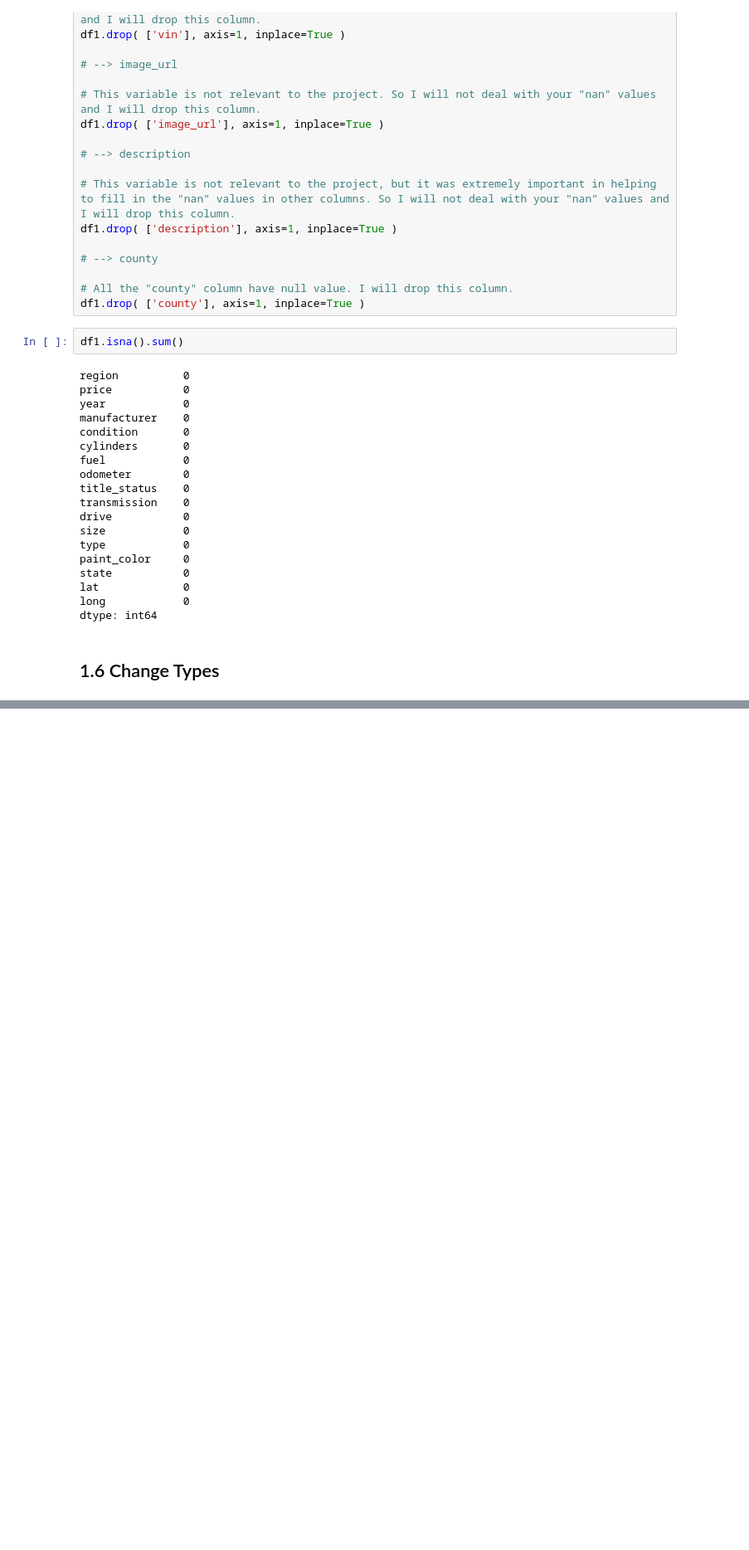
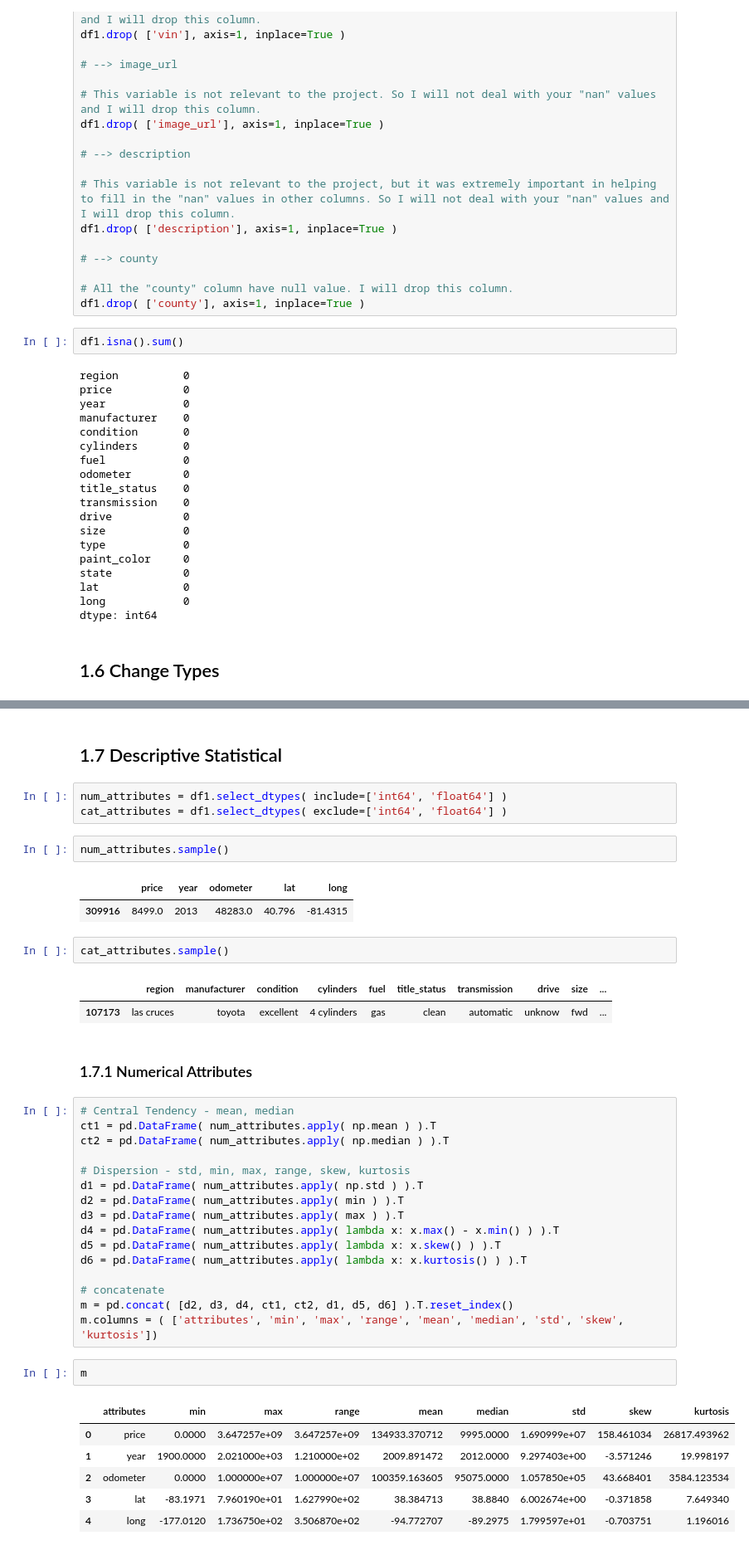
Before and after one commit to panambY/Used_Car_Price, a Jupyter notebook: Used_Car_Price.ipynb, the cells around one changed output, grey strips where cells are left out. Shown at 83% size. Saved outputs shown, nothing was run; the diff lists cells and outputs as text; blank space fills up the shorter version.

Commit message:
descriptive statistical

```diff
--- a/Used_Car_Price.ipynb
+++ b/Used_Car_Price.ipynb
@@ -438,0 +486,42 @@ dtype: int64
+# %% [markdown]
+## 1.7 Descriptive Statistical
+# %%
+num_attributes = df1.select_dtypes( include=['int64', 'float64'] )
+cat_attributes = df1.select_dtypes( exclude=['int64', 'float64'] )
+# %%
+num_attributes.sample()
+# %% [output]
+|  | price | year | odometer | lat | long |
+| 309916 | 8499.0 | 2013 | 48283.0 | 40.796 | -81.4315 |
+# %%
+cat_attributes.sample()
+# %% [output]
+|  | region | manufacturer | condition | cylinders | fuel | title_status | transmission | drive | size | ... |
+| 107173 | las cruces | toyota | excellent | 4 cylinders | gas | clean | automatic | unknow | fwd | ... |
+# %% [markdown]
+### 1.7.1 Numerical Attributes
+# %%
+# Central Tendency - mean, median
+ct1 = pd.DataFrame( num_attributes.apply( np.mean ) ).T
+ct2 = pd.DataFrame( num_attributes.apply( np.median ) ).T
+
+# Dispersion - std, min, max, range, skew, kurtosis
+d1 = pd.DataFrame( num_attributes.apply( np.std ) ).T
+d2 = pd.DataFrame( num_attributes.apply( min ) ).T
+d3 = pd.DataFrame( num_attributes.apply( max ) ).T
+d4 = pd.DataFrame( num_attributes.apply( lambda x: x.max() - x.min() ) ).T
+d5 = pd.DataFrame( num_attributes.apply( lambda x: x.skew() ) ).T
+d6 = pd.DataFrame( num_attributes.apply( lambda x: x.kurtosis() ) ).T
+
+# concatenate
+m = pd.concat( [d2, d3, d4, ct1, ct2, d1, d5, d6] ).T.reset_index()
+m.columns = ( ['attributes', 'min', 'max', 'range', 'mean', 'median', 'std', 'skew', 'kurtosis'])
+# %%
+m
+# %% [output]
+|  | attributes | min | max | range | mean | median | std | skew | kurtosis |
+| 0 | price | 0.0000 | 3.647257e+09 | 3.647257e+09 | 134933.370712 | 9995.0000 | 1.690999e+07 | 158.461034 | 26817.493962 |
+| 1 | year | 1900.0000 | 2.021000e+03 | 1.210000e+02 | 2009.891472 | 2012.0000 | 9.297403e+00 | -3.571246 | 19.998197 |
+| 2 | odometer | 0.0000 | 1.000000e+07 | 1.000000e+07 | 100359.163605 | 95075.0000 | 1.057850e+05 | 43.668401 | 3584.123534 |
+| 3 | lat | -83.1971 | 7.960190e+01 | 1.627990e+02 | 38.384713 | 38.8840 | 6.002674e+00 | -0.371858 | 7.649340 |
+| 4 | long | -177.0120 | 1.736750e+02 | 3.506870e+02 | -94.772707 | -89.2975 | 1.799597e+01 | -0.703751 | 1.196016 |
```
Also changed, not shown: parts of 8 cells of this notebook.
